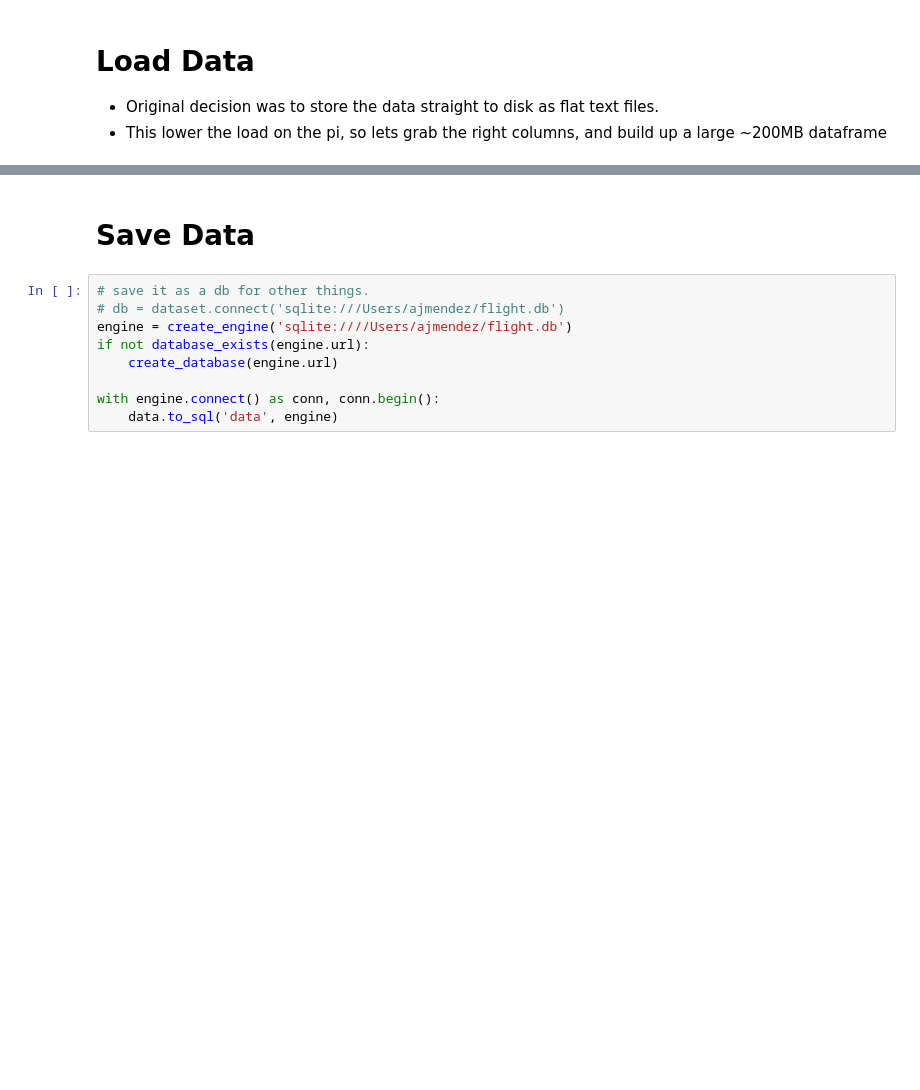
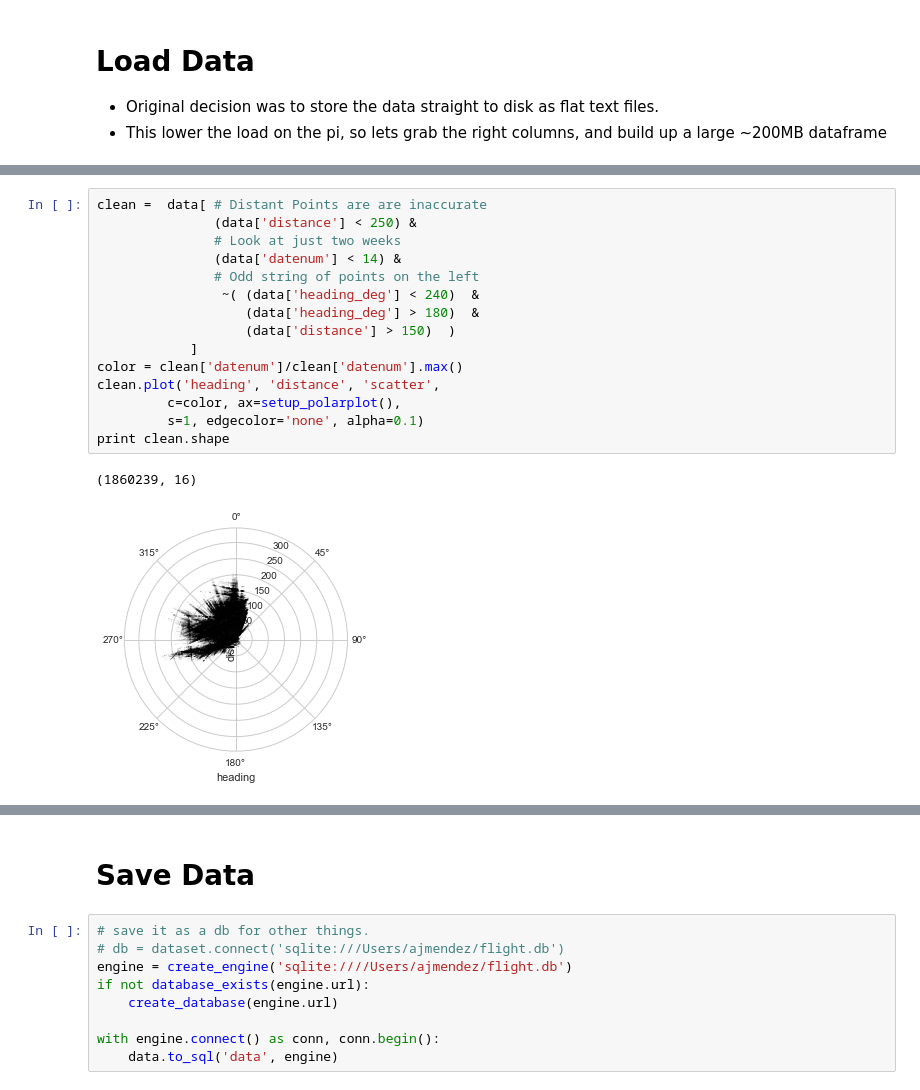
Before and after one commit to ajmendez/explore, a Jupyter notebook: aviation/snow.ipynb, the cells around one changed output, grey strips where cells are left out. Cells and saved outputs as stored; diff of their text form; blank space fills up the shorter version.

```diff
--- a/aviation/snow.ipynb
+++ b/aviation/snow.ipynb
@@ -82,0 +156,18 @@ data[data['distance'] < 1000].plot('heading', 'distance', 'scatter', ax=ax,
+# %%
+clean =  data[ # Distant Points are are inaccurate
+               (data['distance'] < 250) &
+               # Look at just two weeks
+               (data['datenum'] < 14) &
+               # Odd string of points on the left
+                ~( (data['heading_deg'] < 240)  &
+                   (data['heading_deg'] > 180)  &
+                   (data['distance'] > 150)  )
+            ]
+color = clean['datenum']/clean['datenum'].max()
+clean.plot('heading', 'distance', 'scatter',
+         c=color, ax=setup_polarplot(),
+         s=1, edgecolor='none', alpha=0.1)
+print clean.shape
+# %% [output]
+(1860239, 16)
+[figure, added]
```
Also changed, not shown: parts of 21 cells of this notebook.
